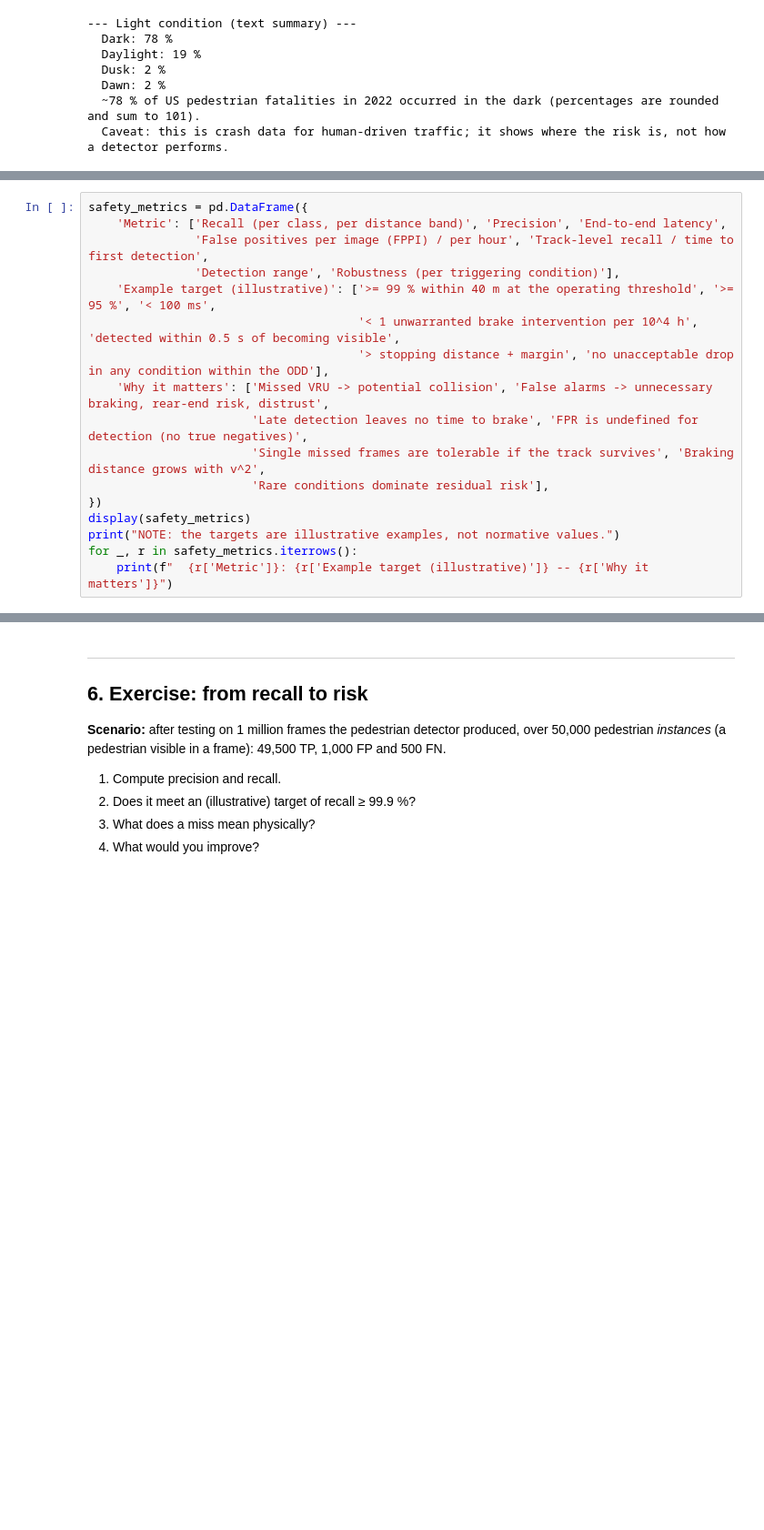
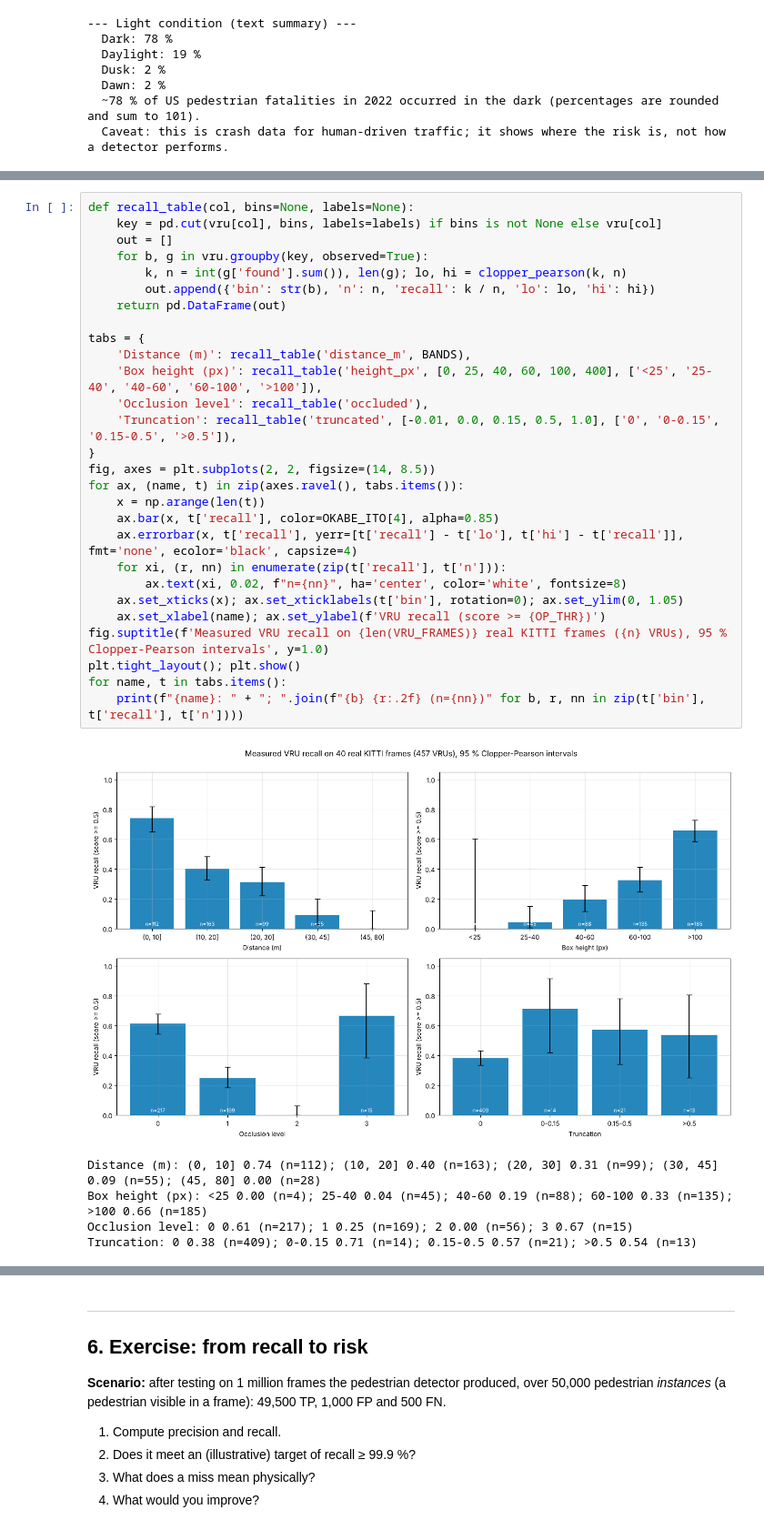
Before and after one commit to milinpatel07/Autonomous-Driving_AI-Safety-and-Security, a Jupyter notebook: 01_Perception/05_vulnerable_road_user_detection.ipynb, the cells around one changed output, grey strips where cells are left out. Shown at 91% size. Cells and saved outputs as stored; diff of their text form; blank space fills up the shorter version.

```diff
--- a/01_Perception/05_vulnerable_road_user_detection.ipynb
+++ b/01_Perception/05_vulnerable_road_user_detection.ipynb
@@ -406,17 +109,0 @@ ISO 26262 does **not** prescribe sensor sets, recall values or test mileages. Th
-# %%
-safety_metrics = pd.DataFrame({
-    'Metric': ['Recall (per class, per distance band)', 'Precision', 'End-to-end latency',
-               'False positives per image (FPPI) / per hour', 'Track-level recall / time to first detection',
-               'Detection range', 'Robustness (per triggering condition)'],
-    'Example target (illustrative)': ['>= 99 % within 40 m at the operating threshold', '>= 95 %', '< 100 ms',
-                                      '< 1 unwarranted brake intervention per 10^4 h', 'detected within 0.5 s of becoming visible',
-                                      '> stopping distance + margin', 'no unacceptable drop in any condition within the ODD'],
-    'Why it matters': ['Missed VRU -> potential collision', 'False alarms -> unnecessary braking, rear-end risk, distrust',
-                       'Late detection leaves no time to brake', 'FPR is undefined for detection (no true negatives)',
-                       'Single missed frames are tolerable if the track survives', 'Braking distance grows with v^2',
-                       'Rare conditions dominate residual risk'],
-})
-display(safety_metrics)
-print("NOTE: the targets are illustrative examples, not normative values.")
-for _, r in safety_metrics.iterrows():
-    print(f"  {r['Metric']}: {r['Example target (illustrative)']} -- {r['Why it matters']}")
@@ -487,0 +279,34 @@ The F1 optimum is NOT the safety optimum: the recall target forces a much lower
+# %%
+def recall_table(col, bins=None, labels=None):
+    key = pd.cut(vru[col], bins, labels=labels) if bins is not None else vru[col]
+    out = []
+    for b, g in vru.groupby(key, observed=True):
+        k, n = int(g['found'].sum()), len(g); lo, hi = clopper_pearson(k, n)
+        out.append({'bin': str(b), 'n': n, 'recall': k / n, 'lo': lo, 'hi': hi})
+    return pd.DataFrame(out)
+
+tabs = {
+    'Distance (m)': recall_table('distance_m', BANDS),
+    'Box height (px)': recall_table('height_px', [0, 25, 40, 60, 100, 400], ['<25', '25-40', '40-60', '60-100', '>100']),
+    'Occlusion level': recall_table('occluded'),
+    'Truncation': recall_table('truncated', [-0.01, 0.0, 0.15, 0.5, 1.0], ['0', '0-0.15', '0.15-0.5', '>0.5']),
+}
+fig, axes = plt.subplots(2, 2, figsize=(14, 8.5))
+for ax, (name, t) in zip(axes.ravel(), tabs.items()):
+    x = np.arange(len(t))
+    ax.bar(x, t['recall'], color=OKABE_ITO[4], alpha=0.85)
+    ax.errorbar(x, t['recall'], yerr=[t['recall'] - t['lo'], t['hi'] - t['recall']], fmt='none', ecolor='black', capsize=4)
+    for xi, (r, nn) in enumerate(zip(t['recall'], t['n'])):
+        ax.text(xi, 0.02, f"n={nn}", ha='center', color='white', fontsize=8)
+    ax.set_xticks(x); ax.set_xticklabels(t['bin'], rotation=0); ax.set_ylim(0, 1.05)
+    ax.set_xlabel(name); ax.set_ylabel(f'VRU recall (score >= {OP_THR})')
+fig.suptitle(f'Measured VRU recall on {len(VRU_FRAMES)} real KITTI frames ({n} VRUs), 95 % Clopper-Pearson intervals', y=1.0)
+plt.tight_layout(); plt.show()
+for name, t in tabs.items():
+    print(f"{name}: " + "; ".join(f"{b} {r:.2f} (n={nn})" for b, r, nn in zip(t['bin'], t['recall'], t['n'])))
+# %% [output]
+[figure, added]
+Distance (m): (0, 10] 0.74 (n=112); (10, 20] 0.40 (n=163); (20, 30] 0.31 (n=99); (30, 45] 0.09 (n=55); (45, 80] 0.00 (n=28)
+Box height (px): <25 0.00 (n=4); 25-40 0.04 (n=45); 40-60 0.19 (n=88); 60-100 0.33 (n=135); >100 0.66 (n=185)
+Occlusion level: 0 0.61 (n=217); 1 0.25 (n=169); 2 0.00 (n=56); 3 0.67 (n=15)
+Truncation: 0 0.38 (n=409); 0-0.15 0.71 (n=14); 0.15-0.5 0.57 (n=21); >0.5 0.54 (n=13)
```
Also changed, not shown: parts of 45 cells of this notebook, 1 other file.
